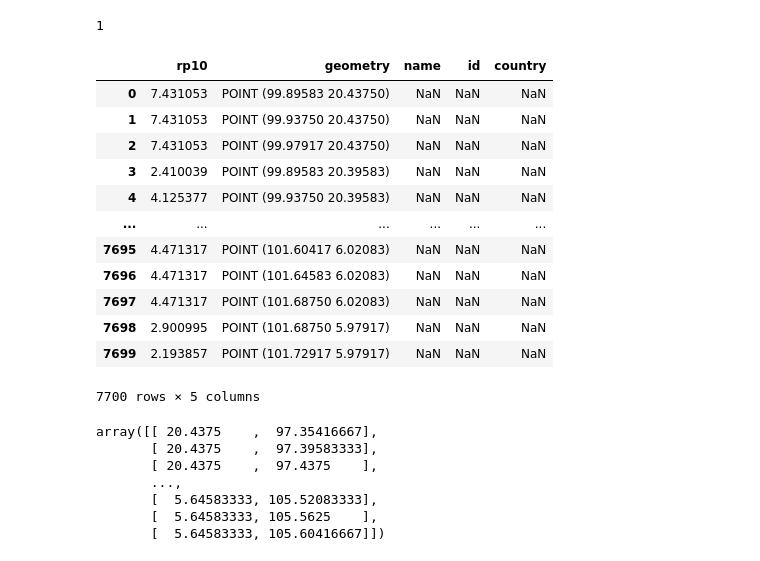
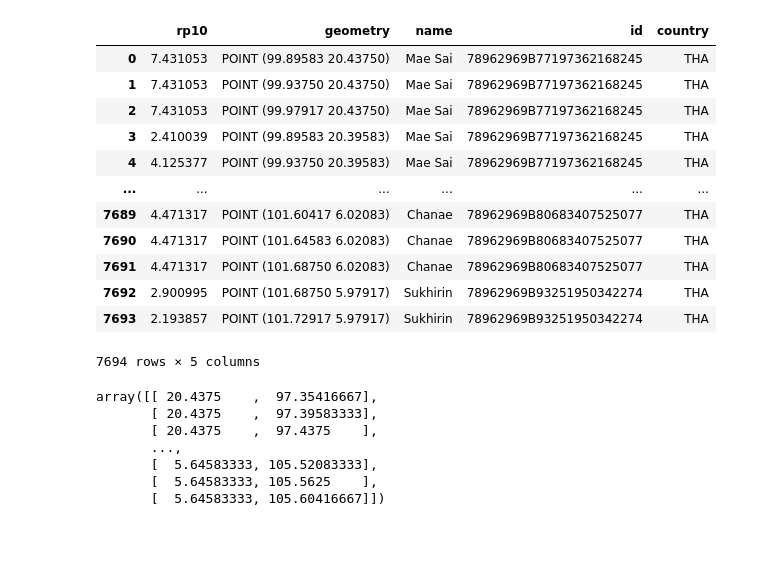
Before and after one commit to gkalomalos/ERA_projects_SWORD, a Jupyter notebook: backend/dev.ipynb, the cells around one changed output. Drawn from its saved outputs; the diff is of its cells as text; code cells hidden in the pictures.

```diff
--- a/backend/dev.ipynb
+++ b/backend/dev.ipynb
@@ -65,7 +65,7 @@ client = Client()
 # %%
 # Example
 entity_present = entity_handler.get_entity_from_xlsx(
-    DATA_ENTITIES_DIR / "entity_TODAY_EGY_FL_students.xlsx"
+    DATA_ENTITIES_DIR / "entity_TODAY_THA_FL_students.xlsx"
 )
 entity_present.check()
 entity_present.exposures.ref_year = 2024
@@ -74,12 +74,12 @@ entity_future = entity_handler.get_future_entity(entity_present, 2050, 1.0294)
 entity_future.check()
 
 hazard_present = hazard_handler._get_hazard_from_raster(
-    DATA_HAZARDS_DIR / "hazard_FL_EGY_historical.tif", "flood"
+    DATA_HAZARDS_DIR / "hazard_FL_THA_historical.tif", "flood"
 )
 hazard_present.check()
 
 hazard_future = hazard_handler._get_hazard_from_raster(
-    DATA_HAZARDS_DIR / "hazard_FL_EGY_rcp26.tif", "flood"
+    DATA_HAZARDS_DIR / "hazard_FL_THA_rcp26.tif", "flood"
 )
 hazard_future.check()
 
@@ -115,18 +115,14 @@ impact_future = impact_handler.calculate_impact(
 # costben.plot_arrow_averted(ax)
 # costben.plot_event_view((10, 15))
 # costben.plot_waterfall_accumulated(haz, ent, ent_future)
-# %%
-entity_future.exposures.gdf["value unit"].unique()[0]
-# %% [output]
-1
 # %%
 from shapely.geometry import Point
 return_periods = (10,)
 
 def test():
     try:
-        country_iso3 = base_handler.get_iso3_country_code(country_name)
-        admin_gdf = base_handler.get_admin_data(country_iso3, 2)
+        # country_iso3 = base_handler.get_iso3_country_code(country_name)
+        admin_gdf = base_handler.get_admin_data('THA', 2)
         # return admin_gdf
         coords = np.array(hazard_future.centroids.coord)
         local_exceedance_inten = hazard_future.local_exceedance_inten(return_periods)
@@ -143,46 +139,46 @@ def test():
 
         # Spatial join with administrative areas
         joined_gdf = gpd.sjoin(hazard_gdf, admin_gdf, how="left", predicate="within")
         # Remove points outside of the country
         # TODO: Test if this needs to be refined
-        # joined_gdf = joined_gdf[~joined_gdf["country"].isna()]
+        joined_gdf = joined_gdf[~joined_gdf["country"].isna()]
         joined_gdf = joined_gdf.drop(columns=["latitude", "longitude", "index_right"])
         joined_gdf = joined_gdf.reset_index(drop=True)
         return joined_gdf
 
         radius = hazard_handler.get_circle_radius(hazard_future.haz_type)
         # Convert to GeoJSON for this layer and add to all_layers_geojson
         hazard_geojson = joined_gdf.__geo_interface__
         hazard_geojson["_metadata"] = {
             "unit": hazard_future.units,
             "title": f"Hazard ({hazard_future.units})",
             "radius": radius,
         }
 
         print(hazard_geojson)
 
         # Save the combined GeoJSON file
         map_data_filepath = DATA_TEMP_DIR / "hazards_geodata.json"
         with open(map_data_filepath, "w", encoding="utf-8") as f:
             json.dump(hazard_geojson, f)
     except Exception as exception:
         print("error", f"An unexpected error occurred. More info: {exception}")
 
 test()
 # %% [output]
 |  | rp10 | geometry | name | id | country |
-| 0 | 7.431053 | POINT (99.89583 20.43750) | NaN | NaN | NaN |
-| 1 | 7.431053 | POINT (99.93750 20.43750) | NaN | NaN | NaN |
-| 2 | 7.431053 | POINT (99.97917 20.43750) | NaN | NaN | NaN |
-| 3 | 2.410039 | POINT (99.89583 20.39583) | NaN | NaN | NaN |
-| 4 | 4.125377 | POINT (99.93750 20.39583) | NaN | NaN | NaN |
+| 0 | 7.431053 | POINT (99.89583 20.43750) | Mae Sai | 78962969B77197362168245 | THA |
+| 1 | 7.431053 | POINT (99.93750 20.43750) | Mae Sai | 78962969B77197362168245 | THA |
+| 2 | 7.431053 | POINT (99.97917 20.43750) | Mae Sai | 78962969B77197362168245 | THA |
+| 3 | 2.410039 | POINT (99.89583 20.39583) | Mae Sai | 78962969B77197362168245 | THA |
+| 4 | 4.125377 | POINT (99.93750 20.39583) | Mae Sai | 78962969B77197362168245 | THA |
 | ... | ... | ... | ... | ... | ... |
-| 7695 | 4.471317 | POINT (101.60417 6.02083) | NaN | NaN | NaN |
-| 7696 | 4.471317 | POINT (101.64583 6.02083) | NaN | NaN | NaN |
-| 7697 | 4.471317 | POINT (101.68750 6.02083) | NaN | NaN | NaN |
-| 7698 | 2.900995 | POINT (101.68750 5.97917) | NaN | NaN | NaN |
-| 7699 | 2.193857 | POINT (101.72917 5.97917) | NaN | NaN | NaN |
+| 7689 | 4.471317 | POINT (101.60417 6.02083) | Chanae | 78962969B80683407525077 | THA |
+| 7690 | 4.471317 | POINT (101.64583 6.02083) | Chanae | 78962969B80683407525077 | THA |
+| 7691 | 4.471317 | POINT (101.68750 6.02083) | Chanae | 78962969B80683407525077 | THA |
+| 7692 | 2.900995 | POINT (101.68750 5.97917) | Sukhirin | 78962969B93251950342274 | THA |
+| 7693 | 2.193857 | POINT (101.72917 5.97917) | Sukhirin | 78962969B93251950342274 | THA |
-7700 rows × 5 columns
+7694 rows × 5 columns
 # %%
 hazard_future.centroids.set_geometry_points()
 # %%
```
Also changed, not shown: 1 other file.
